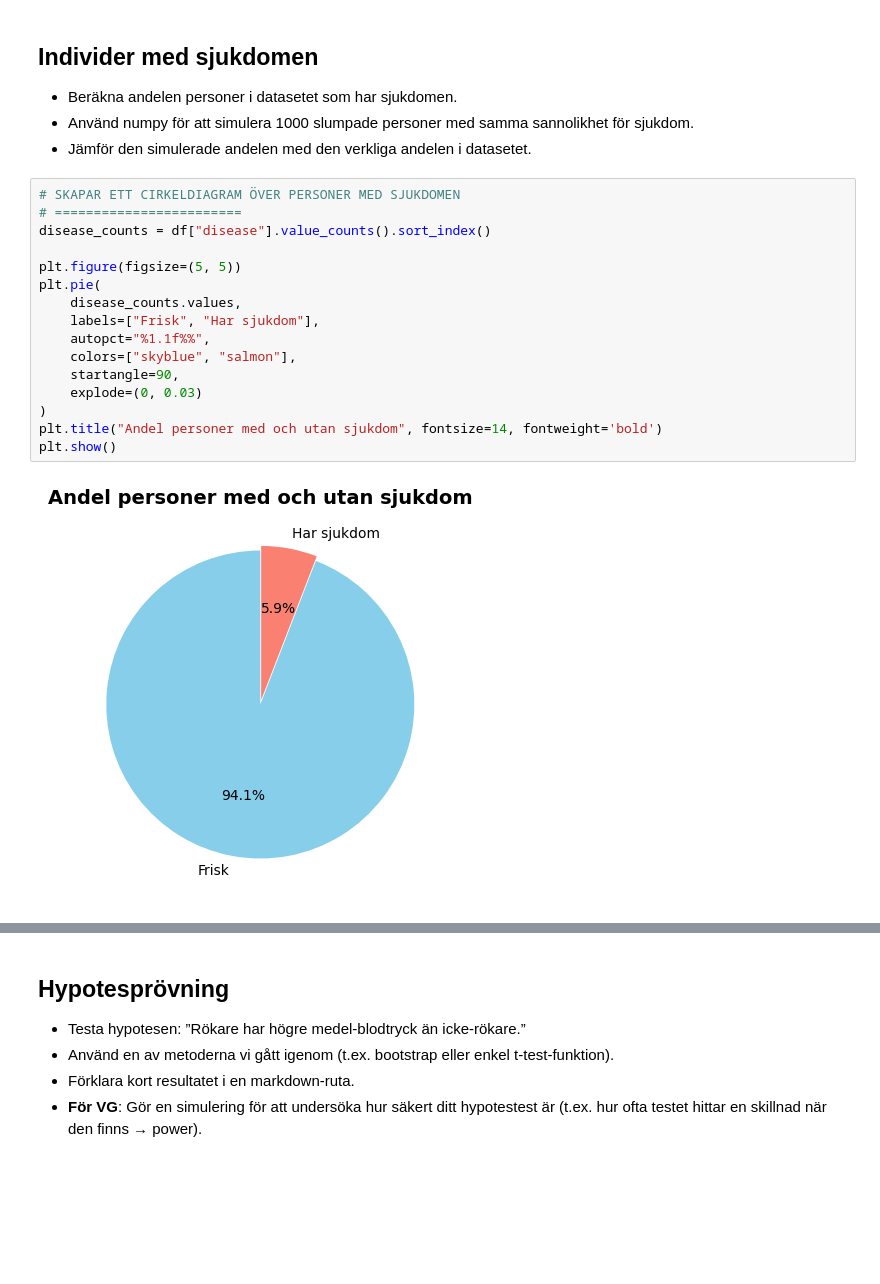
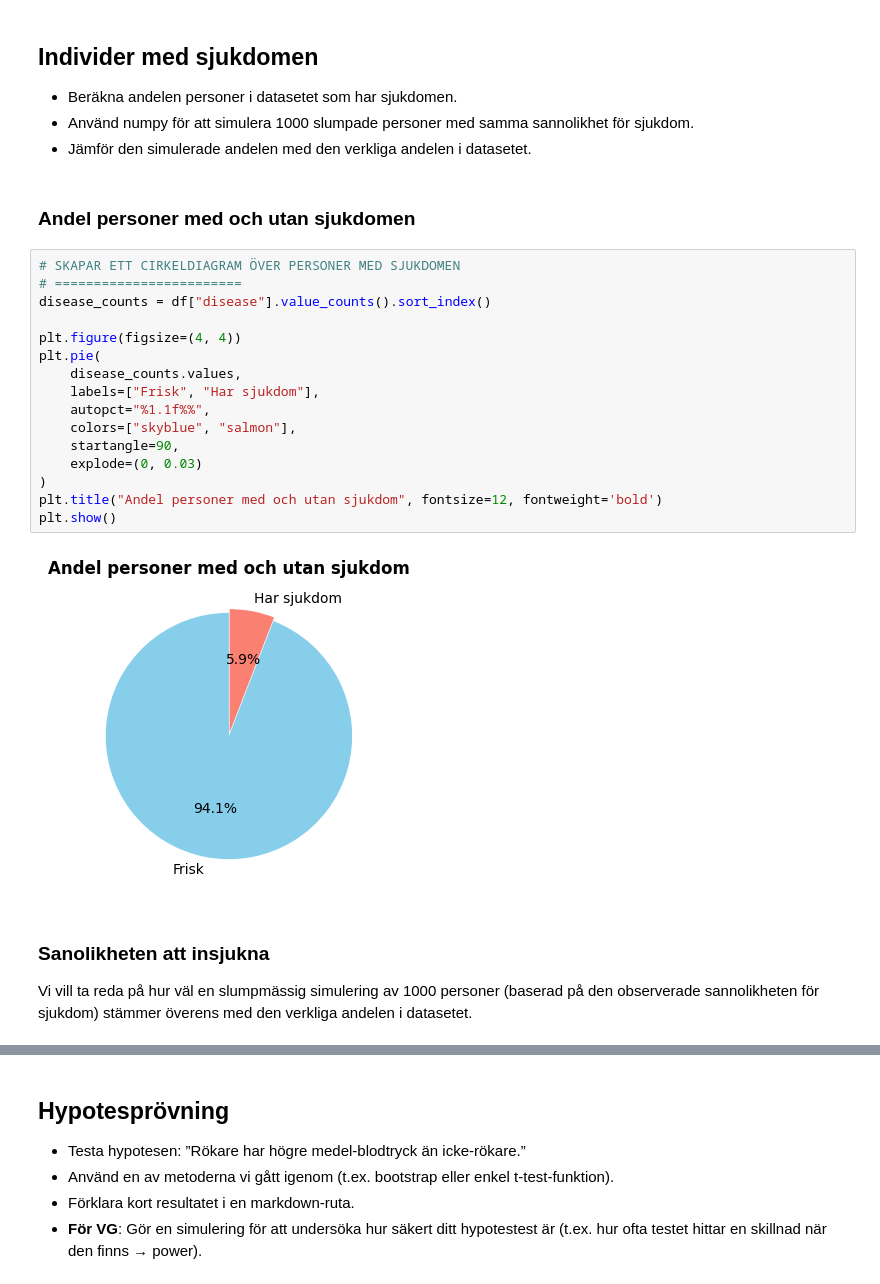
Before and after one commit to belson-h/Project---Health-Study, a Jupyter notebook: study_report.ipynb, the cells around one changed output, grey strips where cells are left out. Cells and saved outputs as stored; diff of their text form; blank space fills up the shorter version.

```diff
--- a/study_report.ipynb
+++ b/study_report.ipynb
@@ -154,21 +158,27 @@ plt.show()
 - Beräkna andelen personer i datasetet som har sjukdomen.
 - Använd numpy för att simulera 1000 slumpade personer med samma sannolikhet för sjukdom.
 - Jämför den simulerade andelen med den verkliga andelen i datasetet.
+# %% [markdown]
+### Andel personer med och utan sjukdomen
 # %%
 # SKAPAR ETT CIRKELDIAGRAM ÖVER PERSONER MED SJUKDOMEN
 # ========================
 disease_counts = df["disease"].value_counts().sort_index()
 
-plt.figure(figsize=(5, 5))
+plt.figure(figsize=(4, 4))
 plt.pie(
     disease_counts.values,
     labels=["Frisk", "Har sjukdom"],
     autopct="%1.1f%%",
     colors=["skyblue", "salmon"],
     startangle=90,
     explode=(0, 0.03)
 )
-plt.title("Andel personer med och utan sjukdom", fontsize=14, fontweight='bold')
+plt.title("Andel personer med och utan sjukdom", fontsize=12, fontweight='bold')
 plt.show()
 # %% [output]
-[figure, old version]
+[figure, new version]
+# %% [markdown]
+### Sanolikheten att insjukna
+
+Vi vill ta reda på hur väl en slumpmässig simulering av 1000 personer (baserad på den observerade sannolikheten för sjukdom) stämmer överens med den verkliga andelen i datasetet.
```
Also changed, not shown: parts of 6 cells of this notebook.
